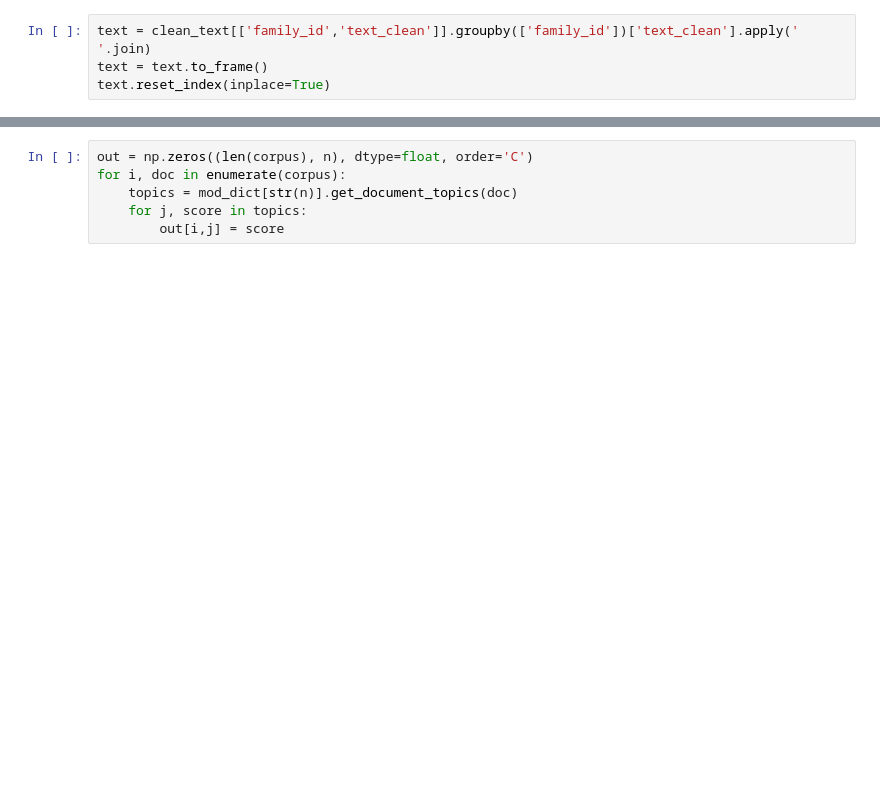
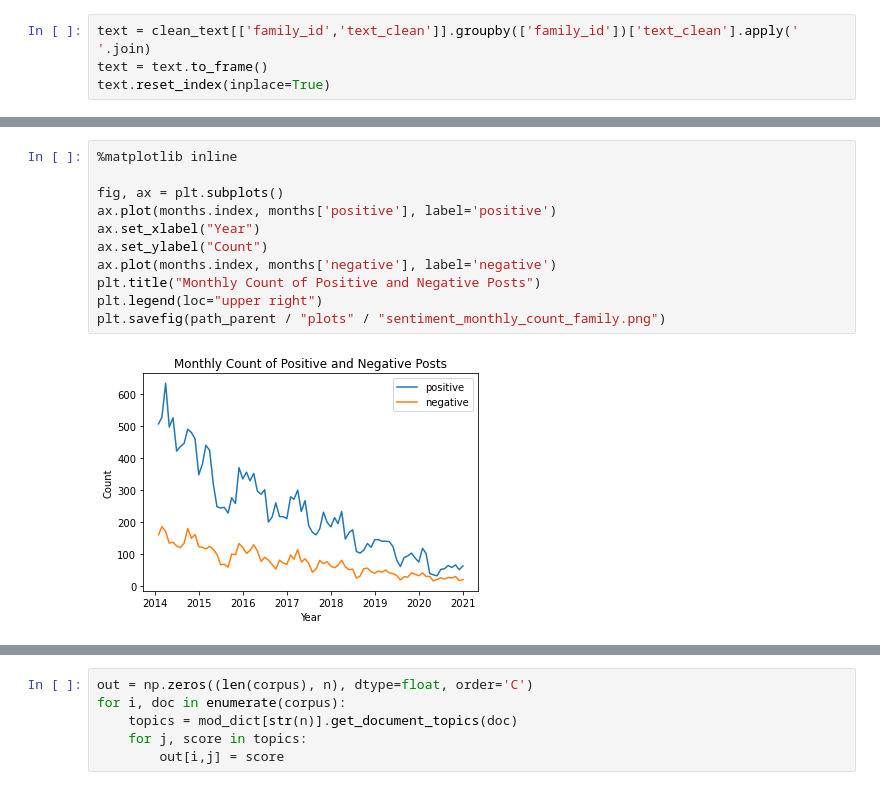
Before and after one commit to mwhuhn/forum-sentiment-old, a Jupyter notebook: 3.2-Topic_Models-Explore_Models.ipynb, the cells around one changed output, grey strips where cells are left out. Cells and saved outputs as stored; diff of their text form; blank space fills up the shorter version.

```diff
--- a/3.2-Topic_Models-Explore_Models.ipynb
+++ b/3.2-Topic_Models-Explore_Models.ipynb
@@ -116,0 +185,13 @@ dates_merged['date_created'] = pd.to_datetime(dates_merged['date_created'])
+# %%
+%matplotlib inline
+
+fig, ax = plt.subplots()
+ax.plot(months.index, months['positive'], label='positive')
+ax.set_xlabel("Year")
+ax.set_ylabel("Count")
+ax.plot(months.index, months['negative'], label='negative')
+plt.title("Monthly Count of Positive and Negative Posts")
+plt.legend(loc="upper right")
+plt.savefig(path_parent / "plots" / "sentiment_monthly_count_family.png")
+# %% [output]
+[figure, added]
```
Also changed, not shown: parts of 37 cells of this notebook, 16 other files.
